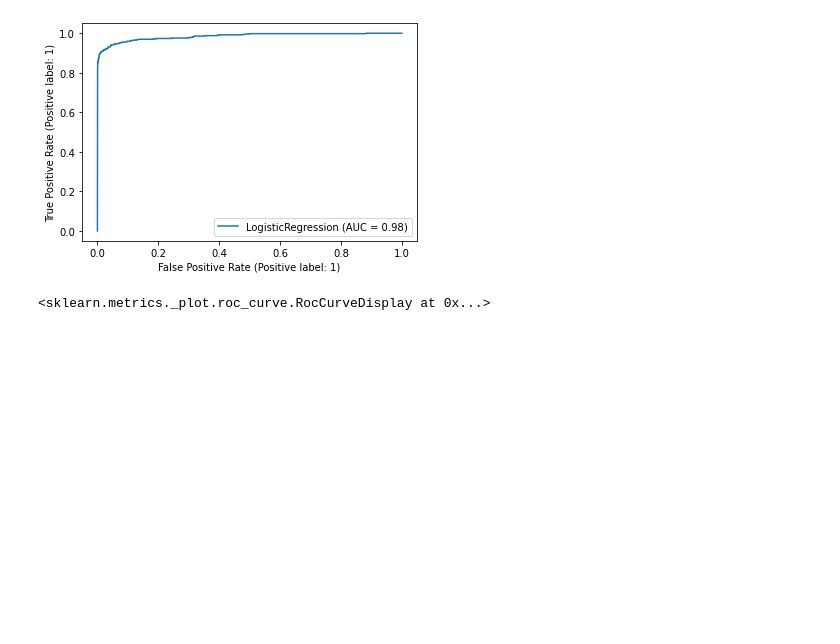
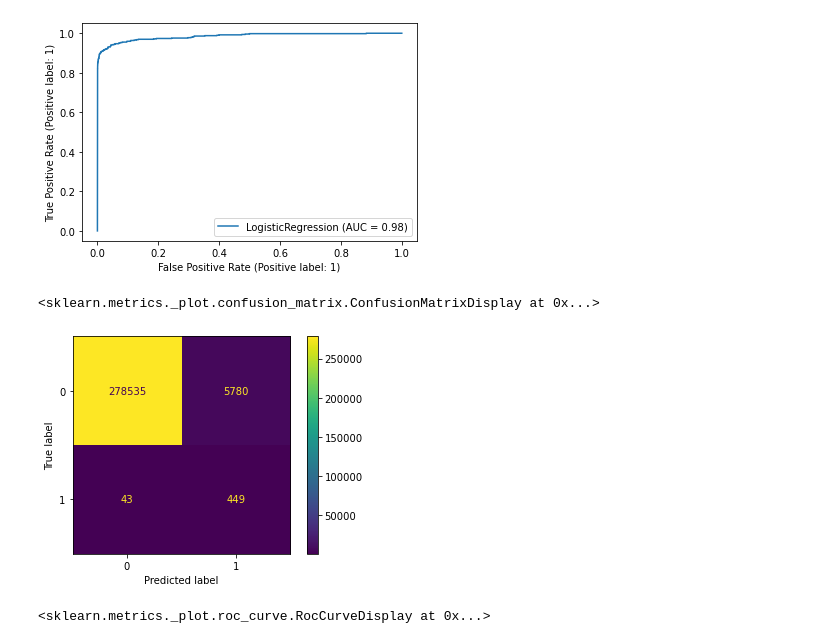
Before and after one commit to JennaFlan2426/Springboard, a Jupyter notebook: Capstone3-CardFraud/5-Model Tuning.ipynb, the cells around one changed output. Cells and saved outputs as stored; diff of their text form; code cells hidden in the pictures; blank space fills up the shorter version.

```diff
--- a/Capstone3-CardFraud/Model Tuning.ipynb
+++ b/Capstone3-CardFraud/5-Model Tuning.ipynb
@@ -145,6 +146,11 @@ RocCurveDisplay.from_estimator(tuned_lr.best_estimator_, X, y)
 # %% [output]
 <sklearn.metrics._plot.roc_curve.RocCurveDisplay at 0x...>
 [figure]
+# %%
+ConfusionMatrixDisplay.from_estimator(tuned_lr.best_estimator_, X, y)
+# %% [output]
+<sklearn.metrics._plot.confusion_matrix.ConfusionMatrixDisplay at 0x...>
+[figure, added]
 # %%
 RocCurveDisplay.from_estimator(tuned_ext.best_estimator_, X, y)
 # %% [output]
```
Also changed, not shown: parts of 10 cells of this notebook.
